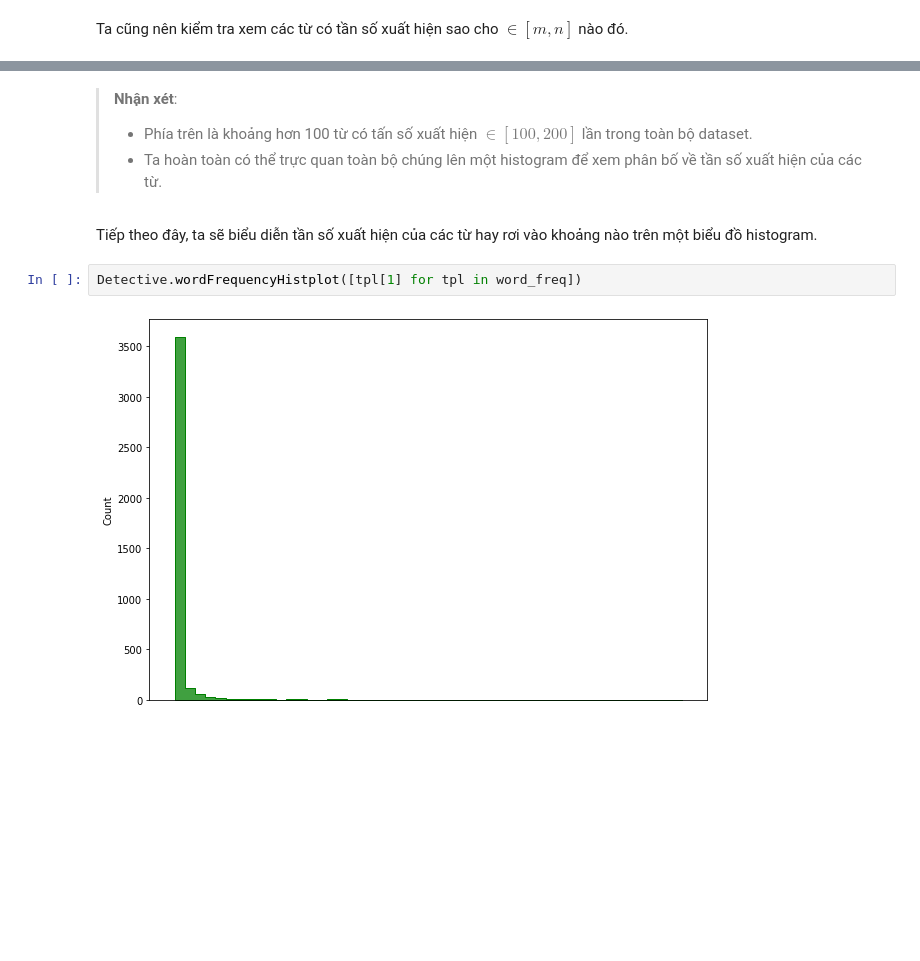
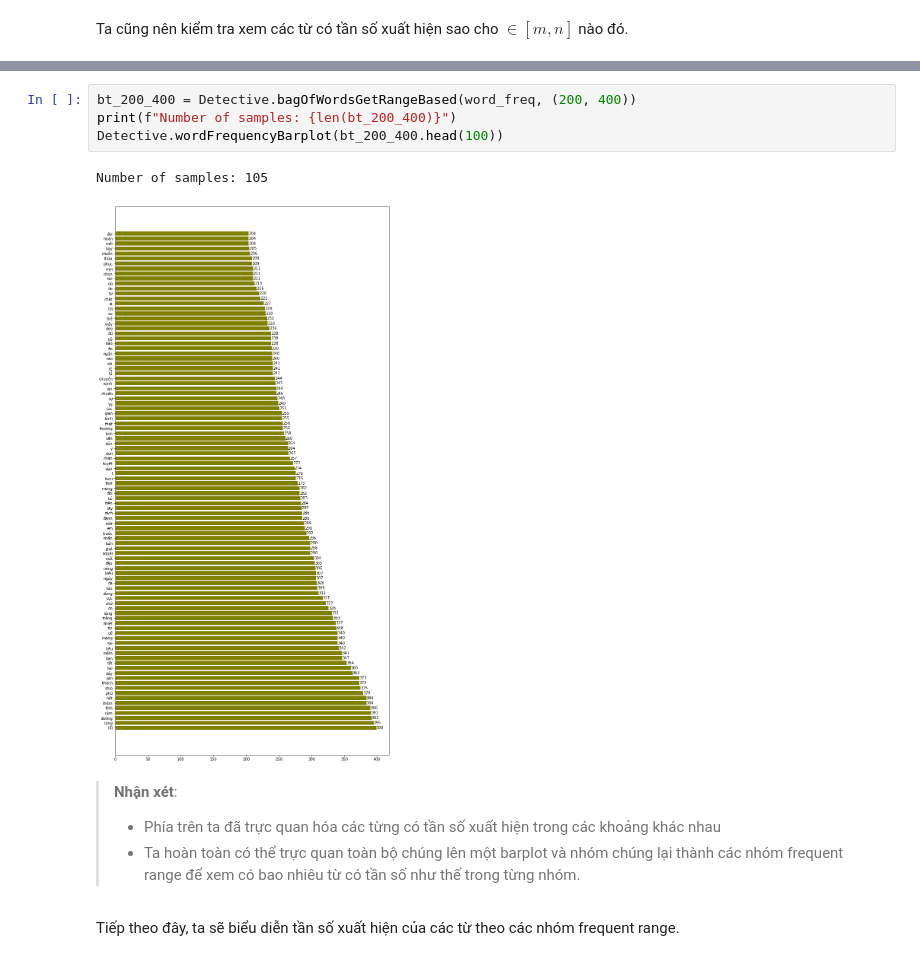
Before and after one commit to cuongpiger/SCL_KHVW_Sentiment_Analysis_Project, a Jupyter notebook: 03.eda.ipynb, the cells around one changed output, grey strips where cells are left out. Cells and saved outputs as stored; diff of their text form; blank space fills up the shorter version.

```diff
--- a/03.eda.ipynb
+++ b/03.eda.ipynb
@@ -90,10 +87,13 @@ print(tmp)
+# %%
+bt_200_400 = Detective.bagOfWordsGetRangeBased(word_freq, (200, 400))
+print(f"Number of samples: {len(bt_200_400)}")
+Detective.wordFrequencyBarplot(bt_200_400.head(100))
+# %% [output]
+Number of samples: 105
+[figure, added]
 # %% [markdown]
 > **Nhận xét**:
-> * Phía trên là khoảng hơn 100 từ có tấn số xuất hiện $\in [100, 200]$ lần trong toàn bộ dataset.
-> * Ta hoàn toàn có thể trực quan toàn bộ chúng lên một histogram để xem phân bố về tần số xuất hiện của các từ.
+> * Phía trên ta đã trực quan hóa các từng có tần số xuất hiện trong các khoảng khác nhau
+> * Ta hoàn toàn có thể trực quan toàn bộ chúng lên một barplot và nhóm chúng lại thành các nhóm frequent range để xem có bao nhiêu từ có tần số như thế trong từng nhóm.
 # %% [markdown]
-Tiếp theo đây, ta sẽ biểu diễn tần số xuất hiện của các từ hay rơi vào khoảng nào trên một biểu đồ histogram.
+Tiếp theo đây, ta sẽ biểu diễn tần số xuất hiện của các từ theo các nhóm frequent range.
-# %%
-Detective.wordFrequencyHistplot([tpl[1] for tpl in word_freq])
-# %% [output]
-[figure, removed]
```
Also changed, not shown: parts of 13 cells of this notebook, 1 other file.
